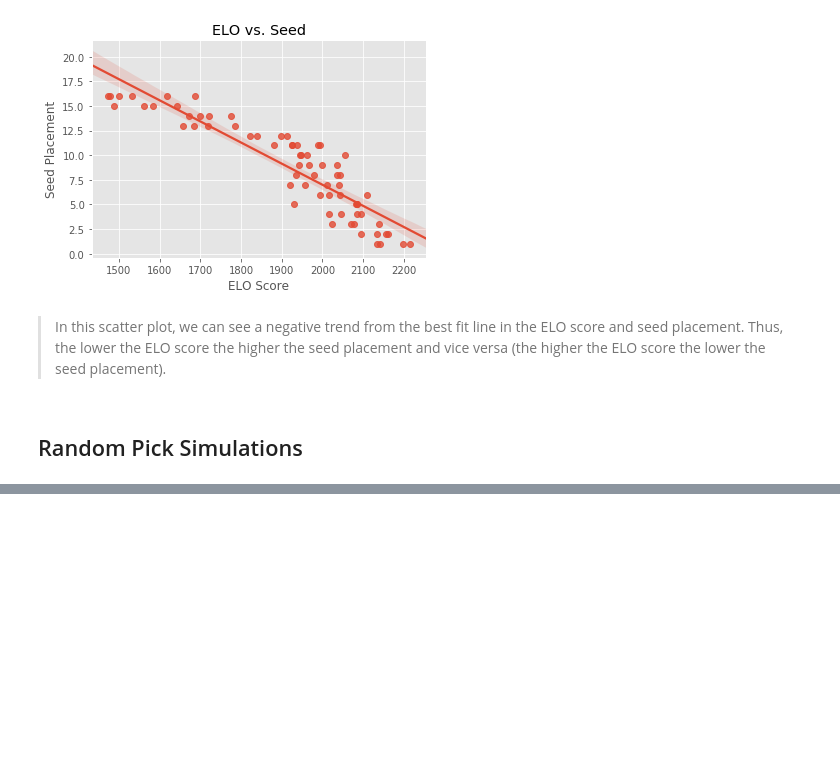
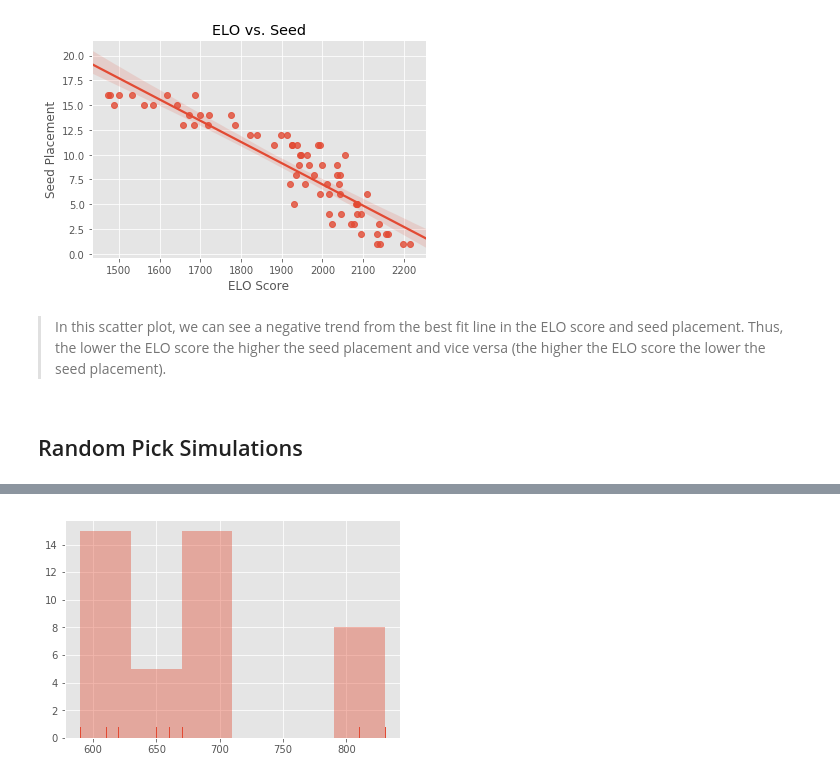
Before and after one commit to ssharif6/NCAA-March-Maddness, a Jupyter notebook: Final Resource.ipynb, the cells around one changed output, grey strips where cells are left out. Cells and saved outputs as stored; diff of their text form; code cells hidden in the pictures; blank space fills up the shorter version.

```diff
--- a/Final Resource.ipynb
+++ b/Final Resource.ipynb
@@ -620,0 +745,7 @@ x.describe()
+# %%
+firstModel = [620, 610, 610, 650, 810, 650, 650, 650, 660, 830, 670, 670, 830, 830, 830, 670, 670, 670, 670, 670, 670, 670, 670, 590, 590, 670, 830, 670, 590, 670, 670, 830, 590, 590, 590, 590, 830, 590, 590, 590, 670, 590, 590]
+
+sns.distplot(firstModel, kde=False, rug=True);
+plt.show()
+# %% [output]
+[figure, added]
```
Also changed, not shown: parts of 12 cells of this notebook, 1 other file.
